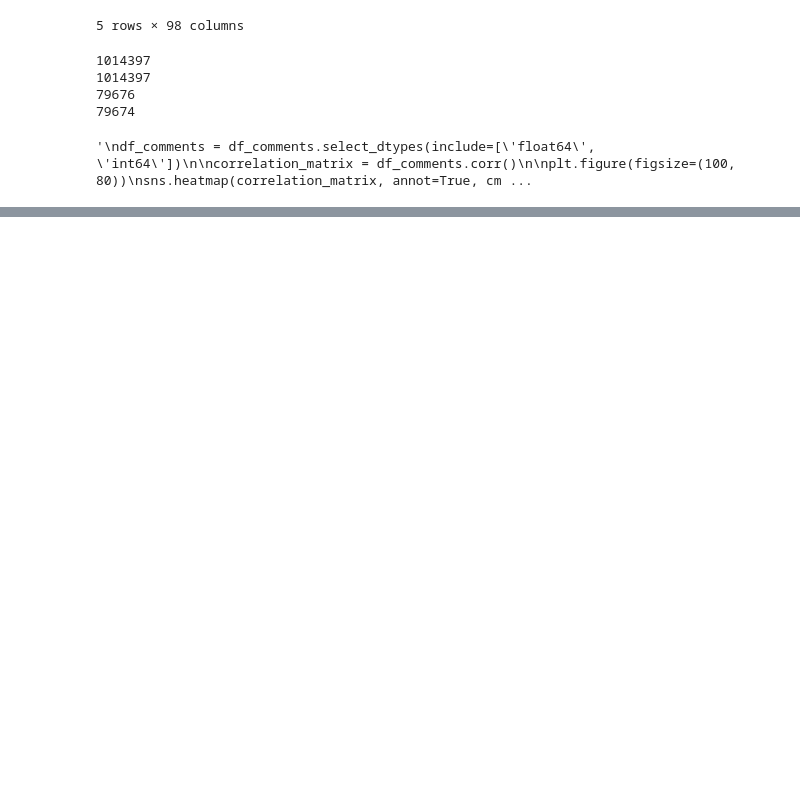
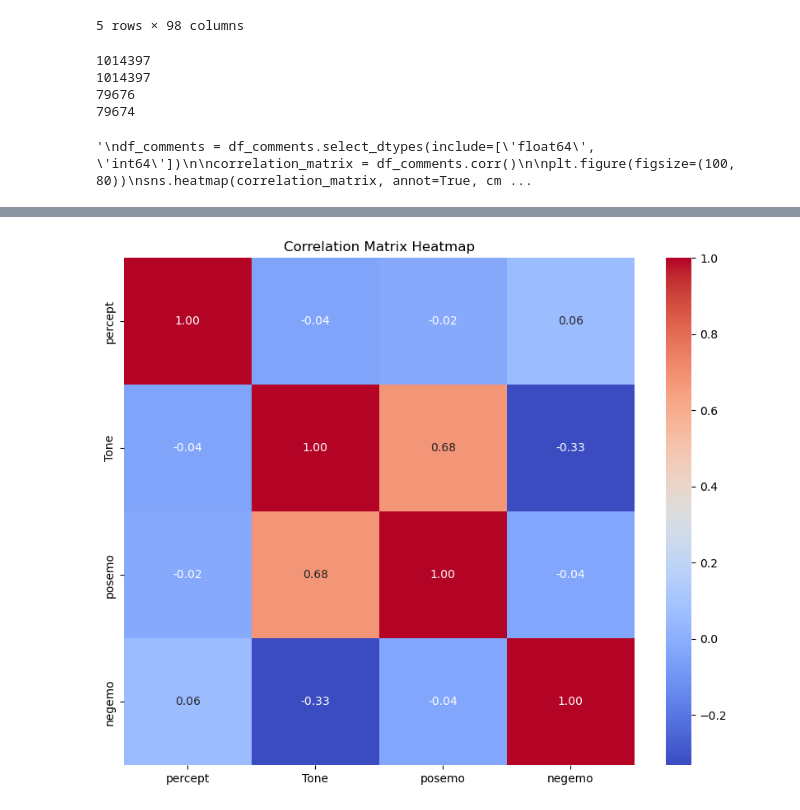
Before and after one commit to uyehaa/Applied-Analytics-Project, a Jupyter notebook: project1.ipynb, the cells around one changed output, grey strips where cells are left out. Cells and saved outputs as stored; diff of their text form; code cells hidden in the pictures; blank space fills up the shorter version.

```diff
--- a/project1.ipynb
+++ b/project1.ipynb
@@ -86,3 +85,14 @@ df_submissions = df_submissions[['author', 'title', 'created_utc','score', 'WC',
+# %%
+df_emo = df_submissions[['percept','Tone','posemo','negemo']]
+
+correlation_matrix = df_emo.corr()
+
+plt.figure(figsize=(10, 8))
+sns.heatmap(correlation_matrix, annot=True, cmap='coolwarm', fmt=".2f")
+plt.title('Correlation Matrix Heatmap')
+plt.show()
+# %% [output]
+[figure, added]
 # %%
 #Converting created_utc to date time and year columns
 def extract_datetime(row):
```
Also changed, not shown: parts of 6 cells of this notebook.
